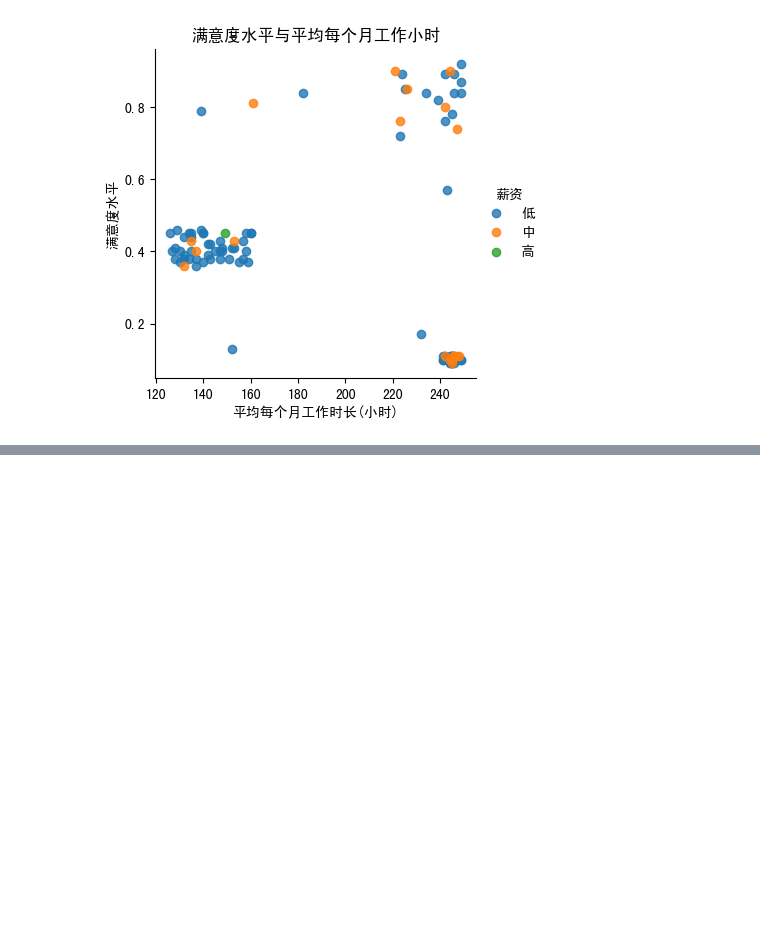
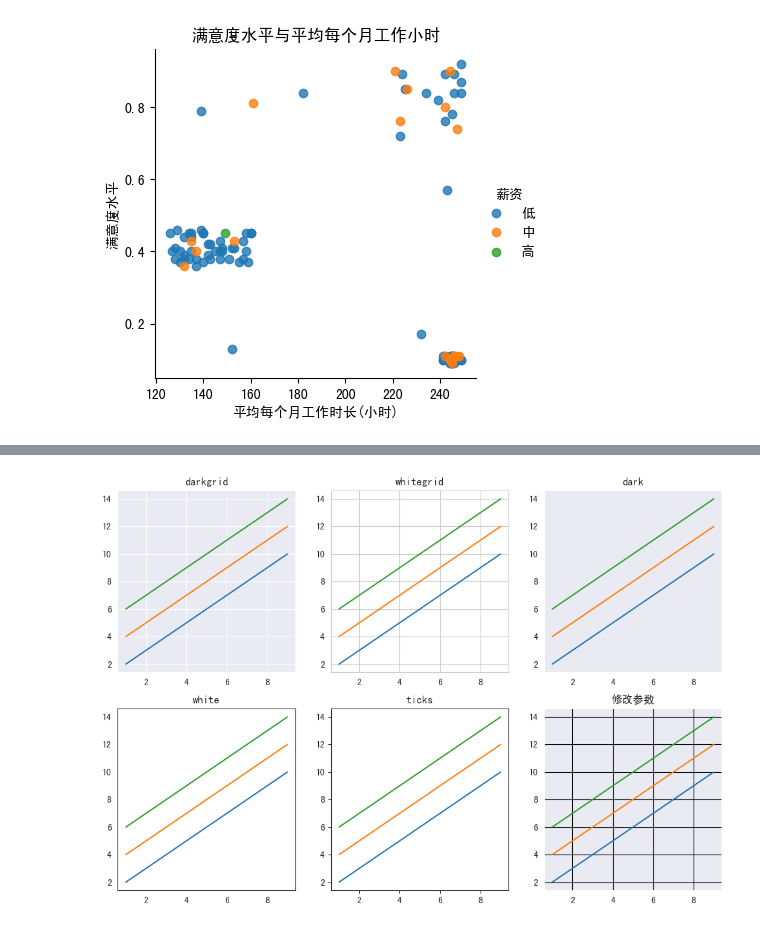
Before and after one commit to YcSaber/SchoolPyLesson1, a Jupyter notebook: data visualization/4/code/4-1.ipynb, the cells around one changed output, grey strips where cells are left out. Drawn from its saved outputs; the diff is of its cells as text; code cells hidden in the pictures; blank space fills up the shorter version.

```diff
--- a/data visualization/4/code/4-1.ipynb
+++ b/data visualization/4/code/4-1.ipynb
@@ -38,0 +64,46 @@ plt.show()
+# %%
+# 使用偏移直线展示各主题以及修改默认参数示例
+# 数据
+x = np.arange(1,10,2)
+y1 = x + 1
+y2 = x + 3
+y3 = x + 5
+# 绘图函数
+def showLine(flip=1):
+    sns.lineplot(x=x,y=y1)
+    sns.lineplot(x=x,y=y2)
+    sns.lineplot(x=x,y=y3)
+pic = plt.figure(figsize=(12,8))
+#使用darkgrid主题
+with sns.axes_style('darkgrid'):
+    pic.add_subplot(2,3,1)
+    showLine()
+    plt.title('darkgrid')
+#使用whitegrid主题
+with sns.axes_style('whitegrid'):
+    pic.add_subplot(2,3,2)
+    showLine()
+    plt.title('whitegrid')
+# 使用dark主题
+with sns.axes_style('dark'):
+    pic.add_subplot(2,3,3)
+    showLine()
+    plt.title('dark')
+# 使用white主题
+with sns.axes_style('white'):
+    pic.add_subplot(2,3,4)
+    showLine()
+    plt.title('white')
+# 使用ticks主题
+with sns.axes_style('ticks'):
+    pic.add_subplot(2,3,5)
+    showLine()
+    plt.title('ticks')
+sns.set_style(style='darkgrid',rc={'font.sans-serif':['MicrosoftYaHei','SimHei'],
+                                   'grid.color':'black'}) # 修改主题中的参数
+pic.add_subplot(2,3,6)
+showLine()
+plt.title('修改参数')
+plt.show()
+# %% [output]
+[figure, added]
```
Also changed, not shown: parts of 5 cells of this notebook, 1 other file.
